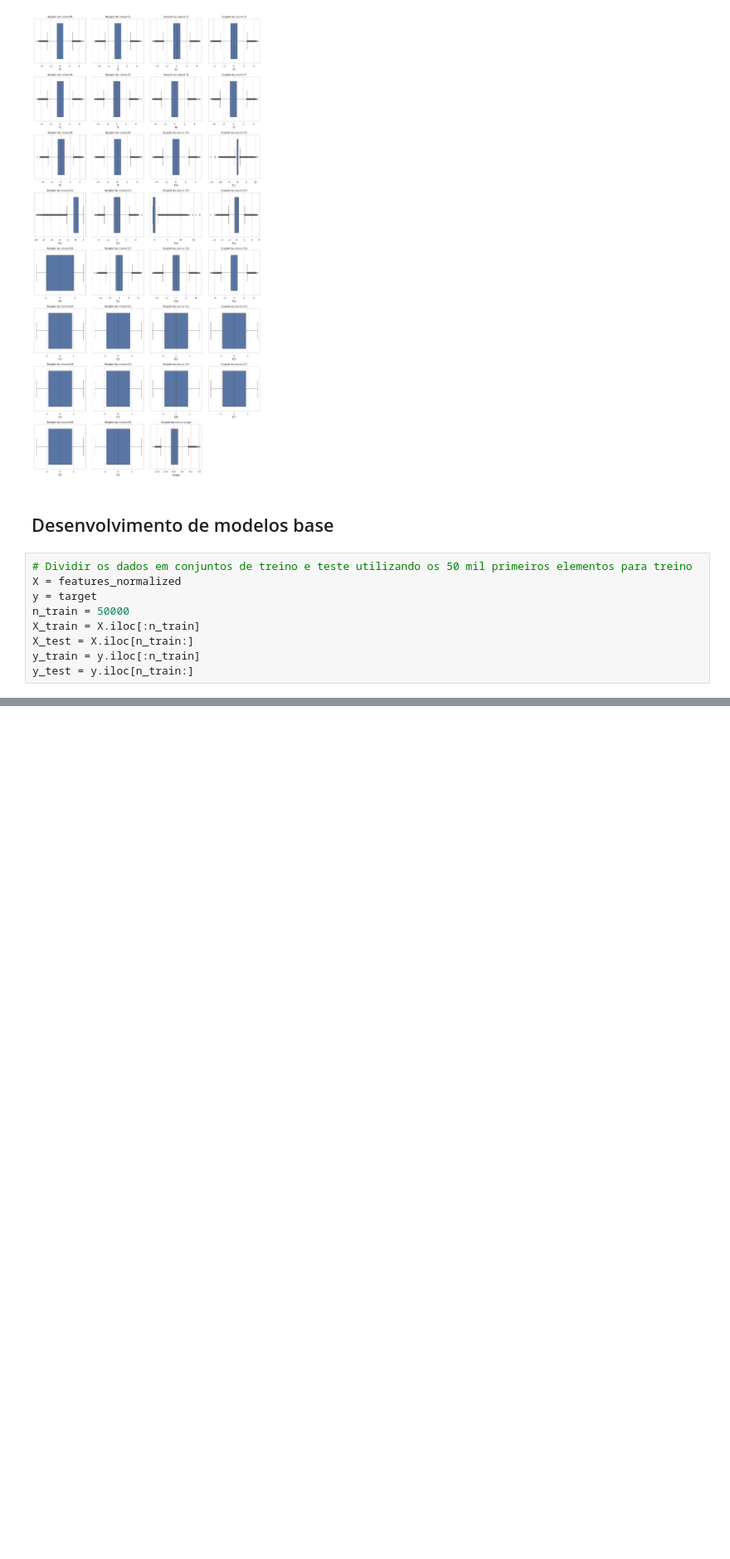
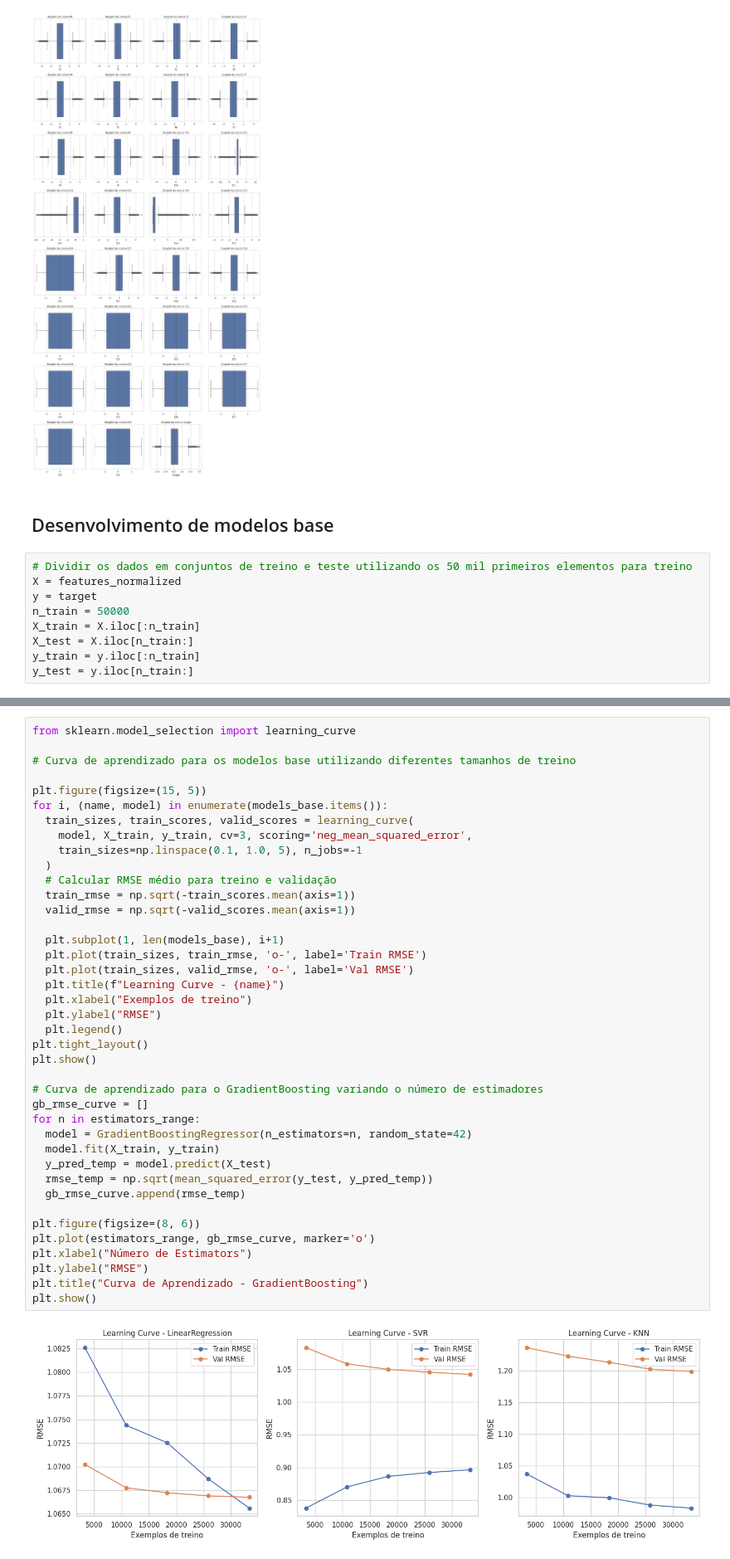
Before and after one commit to WesleyDev184/UFMT, a Jupyter notebook: Dados/Trabalho/main.ipynb, the cells around one changed output, grey strips where cells are left out. Shown: that part at 83% size. Cells and saved outputs as stored; diff of their text form; blank space fills up the shorter version.

```diff
--- a/Dados/Trabalho/main.ipynb
+++ b/Dados/Trabalho/main.ipynb
@@ -365,0 +378,42 @@ plt.show()
+# %%
+from sklearn.model_selection import learning_curve
+
+# Curva de aprendizado para os modelos base utilizando diferentes tamanhos de treino
+
+plt.figure(figsize=(15, 5))
+for i, (name, model) in enumerate(models_base.items()):
+  train_sizes, train_scores, valid_scores = learning_curve(
+    model, X_train, y_train, cv=3, scoring='neg_mean_squared_error',
+    train_sizes=np.linspace(0.1, 1.0, 5), n_jobs=-1
+  )
+  # Calcular RMSE médio para treino e validação
+  train_rmse = np.sqrt(-train_scores.mean(axis=1))
+  valid_rmse = np.sqrt(-valid_scores.mean(axis=1))
+
+  plt.subplot(1, len(models_base), i+1)
+  plt.plot(train_sizes, train_rmse, 'o-', label='Train RMSE')
+  plt.plot(train_sizes, valid_rmse, 'o-', label='Val RMSE')
+  plt.title(f"Learning Curve - {name}")
+  plt.xlabel("Exemplos de treino")
+  plt.ylabel("RMSE")
+  plt.legend()
+plt.tight_layout()
+plt.show()
+
+# Curva de aprendizado para o GradientBoosting variando o número de estimadores
+gb_rmse_curve = []
+for n in estimators_range:
+  model = GradientBoostingRegressor(n_estimators=n, random_state=42)
+  model.fit(X_train, y_train)
+  y_pred_temp = model.predict(X_test)
+  rmse_temp = np.sqrt(mean_squared_error(y_test, y_pred_temp))
+  gb_rmse_curve.append(rmse_temp)
+
+plt.figure(figsize=(8, 6))
+plt.plot(estimators_range, gb_rmse_curve, marker='o')
+plt.xlabel("Número de Estimators")
+plt.ylabel("RMSE")
+plt.title("Curva de Aprendizado - GradientBoosting")
+plt.show()
+# %% [output]
+[figure, added]
```
Also changed, not shown: parts of 9 cells of this notebook.
